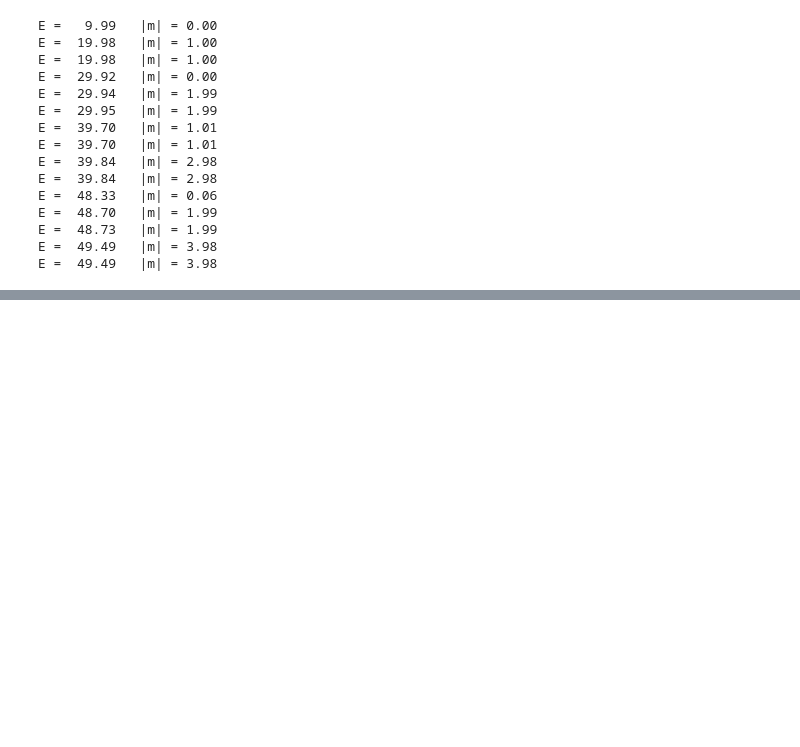
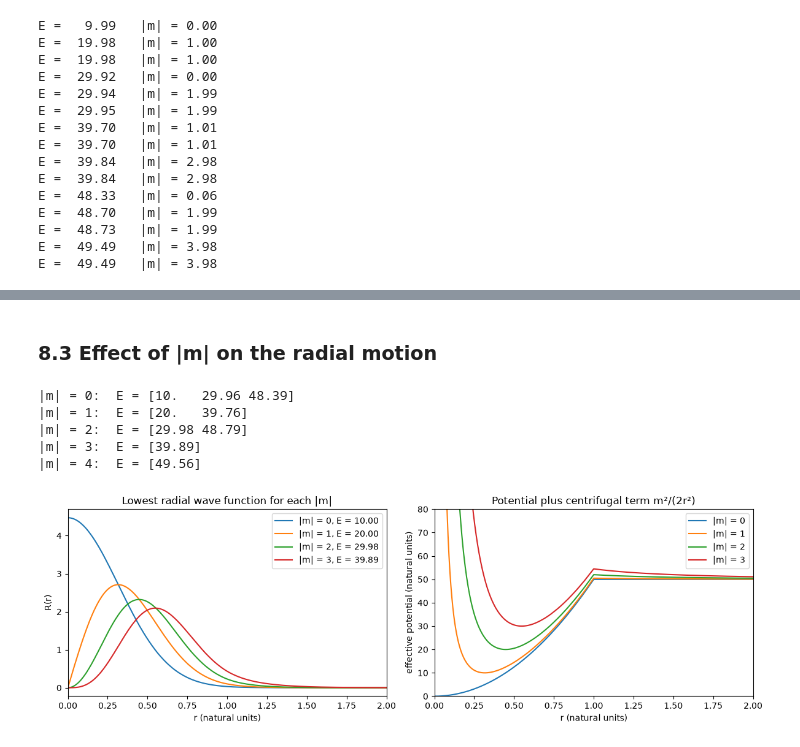
Before and after one commit to Ss0cr4mM/Project-3-Comp-Methods, a Jupyter notebook: Project3.ipynb, the cells around one changed output, grey strips where cells are left out. Cells and saved outputs as stored; diff of their text form; code cells hidden in the pictures; blank space fills up the shorter version.

```diff
--- a/Project3.ipynb
+++ b/Project3.ipynb
@@ -806,0 +813,64 @@ E =  49.49   |m| = 3.98
+# %% [markdown]
+### 8.3 Effect of |m| on the radial motion
+# %%
+# Radial grid (cell centres, so r = 0 itself is never used)
+R_max = 3.0      # outer edge of the radial grid
+N_r = 1000       # number of radial grid points
+h_r = R_max / N_r
+r = h_r * (np.arange(N_r) + 0.5)
+r_plus = r + h_r / 2     # r at the right edge of each cell
+r_minus = r - h_r / 2    # r at the left edge of each cell (0 for the first)
+V_r = np.where(r < R0_2d, V0_2d * r**2, V0_2d)
+
+
+def radial_levels(m):
+    """Bound-state energies and radial wave functions R(r) for angular number m.
+
+    The radial equation, multiplied by r, becomes a symmetric matrix problem
+    A R = E B R with B = diag(r); this keeps the term at r = 0 well behaved.
+    """
+    A = (np.diag((r_plus + r_minus) / (2 * h_r**2) + m**2 / (2 * r) + r * V_r)
+         - np.diag(r_plus[:-1] / (2 * h_r**2), 1)
+         - np.diag(r_plus[:-1] / (2 * h_r**2), -1))
+    B = np.diag(r)
+    E, R = eigh(A, B, subset_by_value=(-np.inf, V0_2d))
+    return E, R
+
+
+# Bound states for |m| = 0, ..., 4
+results_r = {}
+for m in range(5):
+    results_r[m] = radial_levels(m)
+    print(f"|m| = {m}:  E = {np.round(results_r[m][0], 2)}")
+
+# Lowest radial wave function and effective potential for each |m|
+fig, (ax1, ax2) = plt.subplots(1, 2, figsize=(12, 4))
+for m in range(4):
+    E, R = results_r[m]
+    R_low = R[:, 0] / np.sqrt(np.sum(R[:, 0]**2 * r) * h_r)   # normalise
+    R_low *= np.sign(R_low[np.argmax(np.abs(R_low))])        # make positive
+    ax1.plot(r, R_low, label=f"|m| = {m}, E = {E[0]:.2f}")
+    ax2.plot(r, V_r + m**2 / (2 * r**2), label=f"|m| = {m}")
+
+ax1.set_xlim(0, 2)
+ax1.set_xlabel("r (natural units)")
+ax1.set_ylabel("R(r)")
+ax1.set_title("Lowest radial wave function for each |m|")
+ax1.legend()
+
+ax2.set_xlim(0, 2)
+ax2.set_ylim(0, 80)
+ax2.set_xlabel("r (natural units)")
+ax2.set_ylabel("effective potential (natural units)")
+ax2.set_title("Potential plus centrifugal term m²/(2r²)")
+ax2.legend()
+
+plt.tight_layout()
+plt.show()
+# %% [output]
+|m| = 0:  E = [10.   29.96 48.39]
+|m| = 1:  E = [20.   39.76]
+|m| = 2:  E = [29.98 48.79]
+|m| = 3:  E = [39.89]
+|m| = 4:  E = [49.56]
+[figure, added]
```
Also changed, not shown: parts of 8 cells of this notebook.
